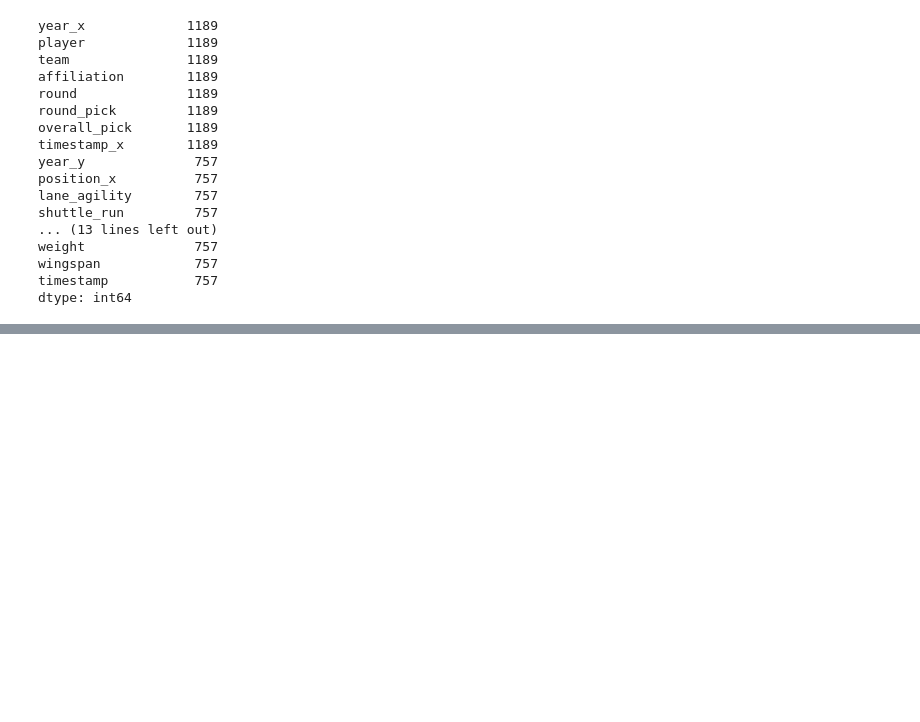
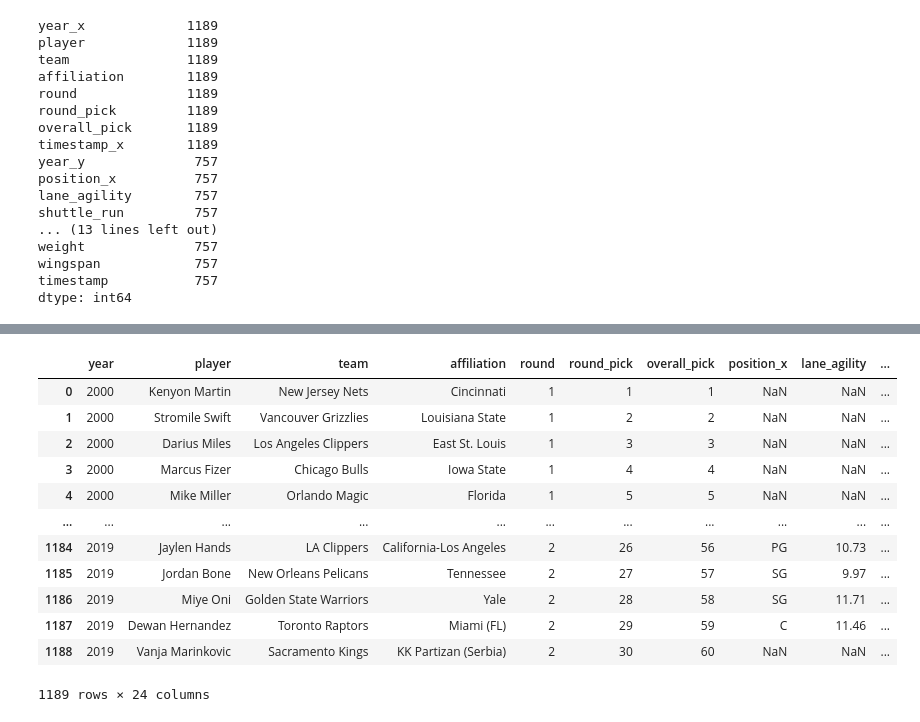
Before and after one commit to plowden/project3, a Jupyter notebook: notebooks/internet_scrape.ipynb, the cells around one changed output, grey strips where cells are left out. Saved outputs shown, nothing was run; the diff lists cells and outputs as text; code cells hidden in the pictures; blank space fills up the shorter version.

```diff
--- a/notebooks/internet_scrape.ipynb
+++ b/notebooks/internet_scrape.ipynb
@@ -514,0 +517,9 @@ dtype: int64
+# %%
+# Create a reference the CSV file desired
+csv_path = "../data/nba_stats.csv"
+
+# Read the CSV into a Pandas DataFrame
+nba_stats_df_matt = pd.read_csv(csv_path,low_memory=False)
+
+# Print the first five rows of data to the screen
+nba_stats_df_matt.head()
@@ -514,0 +534,25 @@ dtype: int64
+# %%
+nba_stats_df_matt = nba_stats_df_matt.rename(columns={"name": "player"})
+del nba_stats_df_matt['age']
+del nba_stats_df_matt['year']
+del nba_stats_df_matt['team']
+del nba_stats_df_matt['games_played']
+del nba_stats_df_matt['games_started']
+del nba_stats_df_matt['minutes_played']
+del nba_stats_df_matt['points']
+del nba_stats_df_matt['made_field_goals']
+del nba_stats_df_matt['attempted_field_goals']
+del nba_stats_df_matt['made_three_pointers']
+del nba_stats_df_matt['attempted_three_pointers']
+del nba_stats_df_matt['made_free_throws']
+del nba_stats_df_matt['attempted_free_throws']
+del nba_stats_df_matt['offensive_rebounds']
+del nba_stats_df_matt['defensive_rebounds']
+del nba_stats_df_matt['steals']
+del nba_stats_df_matt['assists']
+del nba_stats_df_matt['blocks']
+del nba_stats_df_matt['turnovers']
+del nba_stats_df_matt['personal_fouls']
+del nba_stats_df_matt['made_three_pointeres']
+
+nba_stats_df_matt
@@ -514,0 +573,3 @@ dtype: int64
+# %%
+nba_stats_df_matt = nba_stats_df_matt.drop_duplicates(subset='player', keep='first')
+nba_stats_df_matt
@@ -514,0 +590,17 @@ dtype: int64
+# %%
+position_temp_df = pd.merge(nba_stats_df_copy, nba_stats_df_matt, how="left", on='player')
+position_temp_df
+# %% [output]
+|  | year | player | team | affiliation | round | round_pick | overall_pick | position_x | lane_agility | ... |
+| 0 | 2000 | Kenyon Martin | New Jersey Nets | Cincinnati | 1 | 1 | 1 | NaN | NaN | ... |
+| 1 | 2000 | Stromile Swift | Vancouver Grizzlies | Louisiana State | 1 | 2 | 2 | NaN | NaN | ... |
+| 2 | 2000 | Darius Miles | Los Angeles Clippers | East St. Louis | 1 | 3 | 3 | NaN | NaN | ... |
+| 3 | 2000 | Marcus Fizer | Chicago Bulls | Iowa State | 1 | 4 | 4 | NaN | NaN | ... |
+| 4 | 2000 | Mike Miller | Orlando Magic | Florida | 1 | 5 | 5 | NaN | NaN | ... |
+| ... | ... | ... | ... | ... | ... | ... | ... | ... | ... | ... |
+| 1184 | 2019 | Jaylen Hands | LA Clippers | California-Los Angeles | 2 | 26 | 56 | PG | 10.73 | ... |
+| 1185 | 2019 | Jordan Bone | New Orleans Pelicans | Tennessee | 2 | 27 | 57 | SG | 9.97 | ... |
+| 1186 | 2019 | Miye Oni | Golden State Warriors | Yale | 2 | 28 | 58 | SG | 11.71 | ... |
+| 1187 | 2019 | Dewan Hernandez | Toronto Raptors | Miami (FL) | 2 | 29 | 59 | C | 11.46 | ... |
+| 1188 | 2019 | Vanja Marinkovic | Sacramento Kings | KK Partizan (Serbia) | 2 | 30 | 60 | NaN | NaN | ... |
+1189 rows × 24 columns
```
Also changed, not shown: parts of 50 cells of this notebook, 4 other files.
